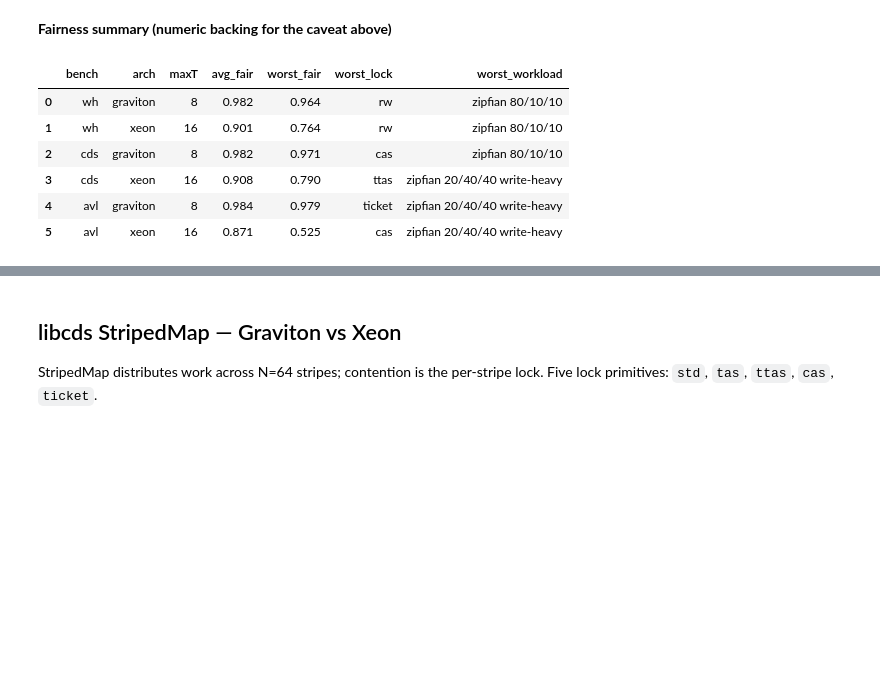
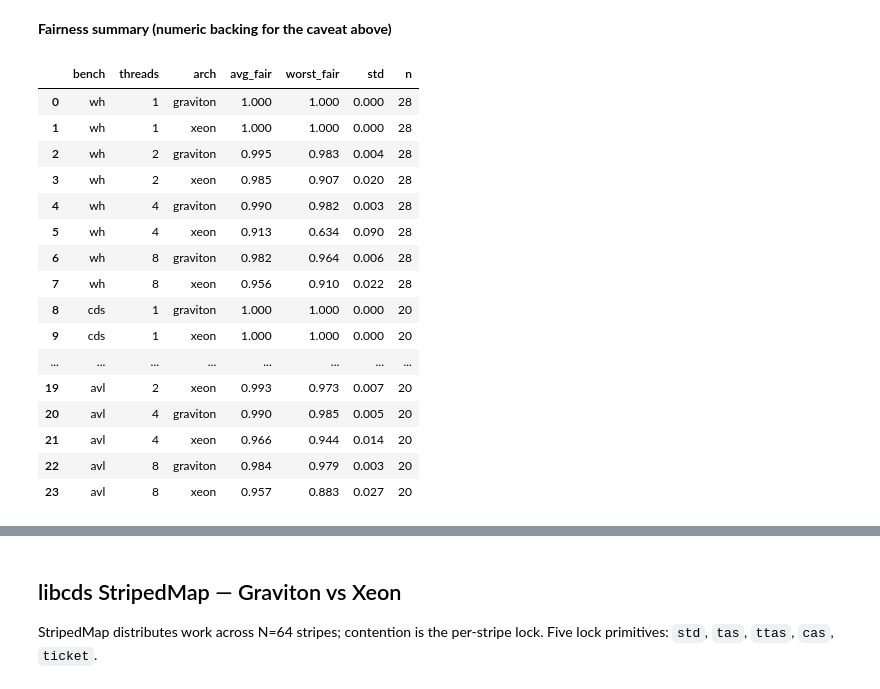
Before and after one commit to apana03/lockbench, a Jupyter notebook: scripts/index_cross_arch.ipynb, the cells around one changed output, grey strips where cells are left out. Saved outputs shown, nothing was run; the diff lists cells and outputs as text; code cells hidden in the pictures; blank space fills up the shorter version.

```diff
--- a/scripts/index_cross_arch.ipynb
+++ b/scripts/index_cross_arch.ipynb
@@ -233,30 +236,44 @@ plt.show()
 # %% [markdown]
 **Fairness summary (numeric backing for the caveat above)**
 # %%
-# Numeric backing for the caveat above: avg + worst fairness at maxT per (bench, arch).
-def fair_summary(df, name):
+import pandas as pd
+
+def matched_T_fairness(df, name, ts=(1,2,4,8)):
     rows = []
-    for arch in sorted(df.arch.unique()):
-        sub = df[df.arch == arch]
-        max_t = int(sub.threads.max())
-        sub_max = sub[sub.threads == max_t]
-        rows.append({
-            'bench': name, 'arch': arch, 'maxT': max_t,
-            'avg_fair':   round(sub_max.fairness_ratio.mean(), 3),
-            'worst_fair': round(sub_max.fairness_ratio.min(),  3),
-            'worst_lock': sub_max.loc[sub_max.fairness_ratio.idxmin(), 'lk'],
-            'worst_workload': sub_max.loc[sub_max.fairness_ratio.idxmin(), 'workload'],
-        })
+    for t in ts:
+        for arch in ['graviton', 'xeon']:
+            s = df[(df.arch == arch) & (df.threads == t)]
+            if s.empty: continue
+            rows.append({
+                'bench': name, 'threads': t, 'arch': arch,
+                'avg_fair':   round(s.fairness_ratio.mean(), 3),
+                'worst_fair': round(s.fairness_ratio.min(),  3),
+                'std':        round(s.fairness_ratio.std(),  3),
+                'n':          len(s),
+            })
     return pd.DataFrame(rows)
 
-import pandas as pd
-fair = pd.concat([fair_summary(wh,'wh'), fair_summary(cds,'cds'), fair_summary(avl,'avl')], ignore_index=True)
-fair
+matched = pd.concat([
+    matched_T_fairness(wh,  'wh'),
+    matched_T_fairness(cds, 'cds'),
+    matched_T_fairness(avl, 'avl'),
+], ignore_index=True)
+matched
 # %% [output]
-|  | bench | arch | maxT | avg_fair | worst_fair | worst_lock | worst_workload |
-| 0 | wh | graviton | 8 | 0.982 | 0.964 | rw | zipfian 80/10/10 |
-| 1 | wh | xeon | 16 | 0.901 | 0.764 | rw | zipfian 80/10/10 |
-| 2 | cds | graviton | 8 | 0.982 | 0.971 | cas | zipfian 80/10/10 |
-| 3 | cds | xeon | 16 | 0.908 | 0.790 | ttas | zipfian 20/40/40 write-heavy |
-| 4 | avl | graviton | 8 | 0.984 | 0.979 | ticket | zipfian 20/40/40 write-heavy |
-| 5 | avl | xeon | 16 | 0.871 | 0.525 | cas | zipfian 20/40/40 write-heavy |
+|  | bench | threads | arch | avg_fair | worst_fair | std | n |
+| 0 | wh | 1 | graviton | 1.000 | 1.000 | 0.000 | 28 |
+| 1 | wh | 1 | xeon | 1.000 | 1.000 | 0.000 | 28 |
+| 2 | wh | 2 | graviton | 0.995 | 0.983 | 0.004 | 28 |
+| 3 | wh | 2 | xeon | 0.985 | 0.907 | 0.020 | 28 |
+| 4 | wh | 4 | graviton | 0.990 | 0.982 | 0.003 | 28 |
+| 5 | wh | 4 | xeon | 0.913 | 0.634 | 0.090 | 28 |
+| 6 | wh | 8 | graviton | 0.982 | 0.964 | 0.006 | 28 |
+| 7 | wh | 8 | xeon | 0.956 | 0.910 | 0.022 | 28 |
+| 8 | cds | 1 | graviton | 1.000 | 1.000 | 0.000 | 20 |
+| 9 | cds | 1 | xeon | 1.000 | 1.000 | 0.000 | 20 |
+| ... | ... | ... | ... | ... | ... | ... | ... |
+| 19 | avl | 2 | xeon | 0.993 | 0.973 | 0.007 | 20 |
+| 20 | avl | 4 | graviton | 0.990 | 0.985 | 0.005 | 20 |
+| 21 | avl | 4 | xeon | 0.966 | 0.944 | 0.014 | 20 |
+| 22 | avl | 8 | graviton | 0.984 | 0.979 | 0.003 | 20 |
+| 23 | avl | 8 | xeon | 0.957 | 0.883 | 0.027 | 20 |
```
Also changed, not shown: parts of 3 cells of this notebook.
